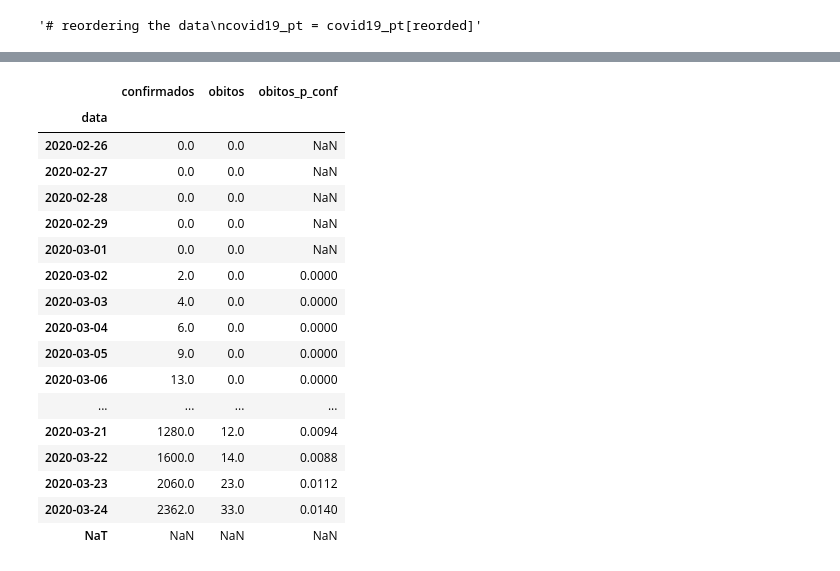
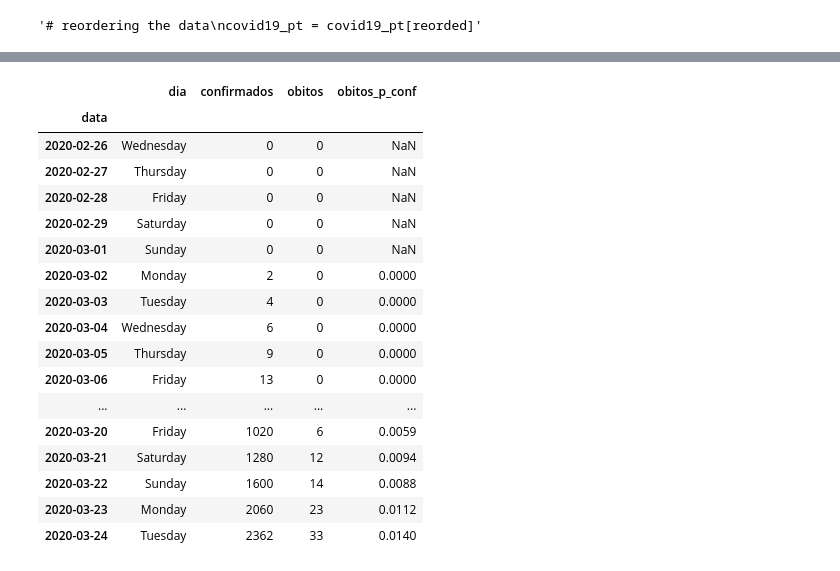
Before and after one commit to duarteharris/covid19pt-data, a Jupyter notebook: covid19pt.ipynb, the cells around one changed output, grey strips where cells are left out. Cells and saved outputs as stored; diff of their text form; code cells hidden in the pictures.

```diff
--- a/covid19pt.ipynb
+++ b/covid19pt.ipynb
@@ -305,5 +305,6 @@ covid19_pt.tail()
 # %%
 # adding weekday
+covid19_pt["dia"] = covid19_pt.index.day_name()
 # %%
 # calculating  'R0'(número básico de reprodução)
 covid19_pt["factor_propagacao"] = 1 + round(covid19_pt["confirmados"].pct_change(), 2)
@@ -335,0 +337,12 @@ covid19_pt.tail()
+# %%
+# creating function to check and insert relations into the DF
+def relations(dividend, divisor):
+    """"""
+    relation = round(dividend.div(divisor), 2)
+
+    return relation
+# %%
+covid19_pt["test"] = covid19_pt.apply(relations(covid19_pt.["confirmados_novos"],
+                                                covid19_pt["lab"]))
+
+covid19_pt["test"]
@@ -373,26 +392,26 @@ covid19_pt.insert(loc = len(covid19_pt.columns), column = "obitos_p_conf",
                   value = obitos_p_confirmados)
 # %%
 # checking
-covid19_pt[["confirmados", "obitos", "obitos_p_conf"]]
+covid19_pt[["dia", "confirmados", "obitos", "obitos_p_conf"]]
 # %% [output]
-|  | confirmados | obitos | obitos_p_conf |
-| data |  |  |  |
-| 2020-02-26 | 0.0 | 0.0 | NaN |
-| 2020-02-27 | 0.0 | 0.0 | NaN |
-| 2020-02-28 | 0.0 | 0.0 | NaN |
-| 2020-02-29 | 0.0 | 0.0 | NaN |
-| 2020-03-01 | 0.0 | 0.0 | NaN |
-| 2020-03-02 | 2.0 | 0.0 | 0.0000 |
-| 2020-03-03 | 4.0 | 0.0 | 0.0000 |
-| 2020-03-04 | 6.0 | 0.0 | 0.0000 |
-| 2020-03-05 | 9.0 | 0.0 | 0.0000 |
-| 2020-03-06 | 13.0 | 0.0 | 0.0000 |
-| ... | ... | ... | ... |
-| 2020-03-21 | 1280.0 | 12.0 | 0.0094 |
-| 2020-03-22 | 1600.0 | 14.0 | 0.0088 |
-| 2020-03-23 | 2060.0 | 23.0 | 0.0112 |
-| 2020-03-24 | 2362.0 | 33.0 | 0.0140 |
-| NaT | NaN | NaN | NaN |
+|  | dia | confirmados | obitos | obitos_p_conf |
+| data |  |  |  |  |
+| 2020-02-26 | Wednesday | 0 | 0 | NaN |
+| 2020-02-27 | Thursday | 0 | 0 | NaN |
+| 2020-02-28 | Friday | 0 | 0 | NaN |
+| 2020-02-29 | Saturday | 0 | 0 | NaN |
+| 2020-03-01 | Sunday | 0 | 0 | NaN |
+| 2020-03-02 | Monday | 2 | 0 | 0.0000 |
+| 2020-03-03 | Tuesday | 4 | 0 | 0.0000 |
+| 2020-03-04 | Wednesday | 6 | 0 | 0.0000 |
+| 2020-03-05 | Thursday | 9 | 0 | 0.0000 |
+| 2020-03-06 | Friday | 13 | 0 | 0.0000 |
+| ... | ... | ... | ... | ... |
+| 2020-03-20 | Friday | 1020 | 6 | 0.0059 |
+| 2020-03-21 | Saturday | 1280 | 12 | 0.0094 |
+| 2020-03-22 | Sunday | 1600 | 14 | 0.0088 |
+| 2020-03-23 | Monday | 2060 | 23 | 0.0112 |
+| 2020-03-24 | Tuesday | 2362 | 33 | 0.0140 |
 # %%
 # calculating values for internados / confirmados
 internados_p_confirmados = round(covid19_pt.loc[:, "internados"].div(covid19_pt["confirmados"]), 2)
```
Also changed, not shown: parts of 18 cells of this notebook.
